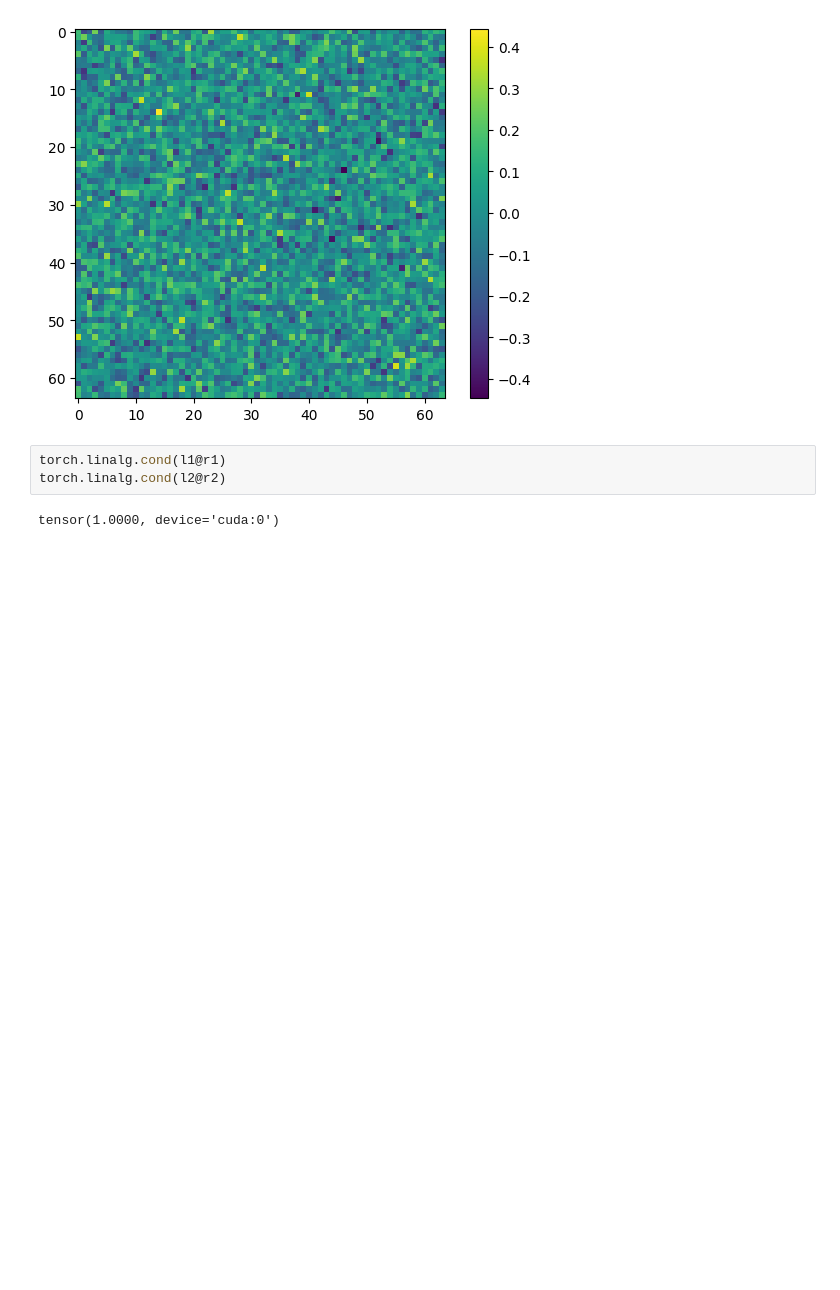
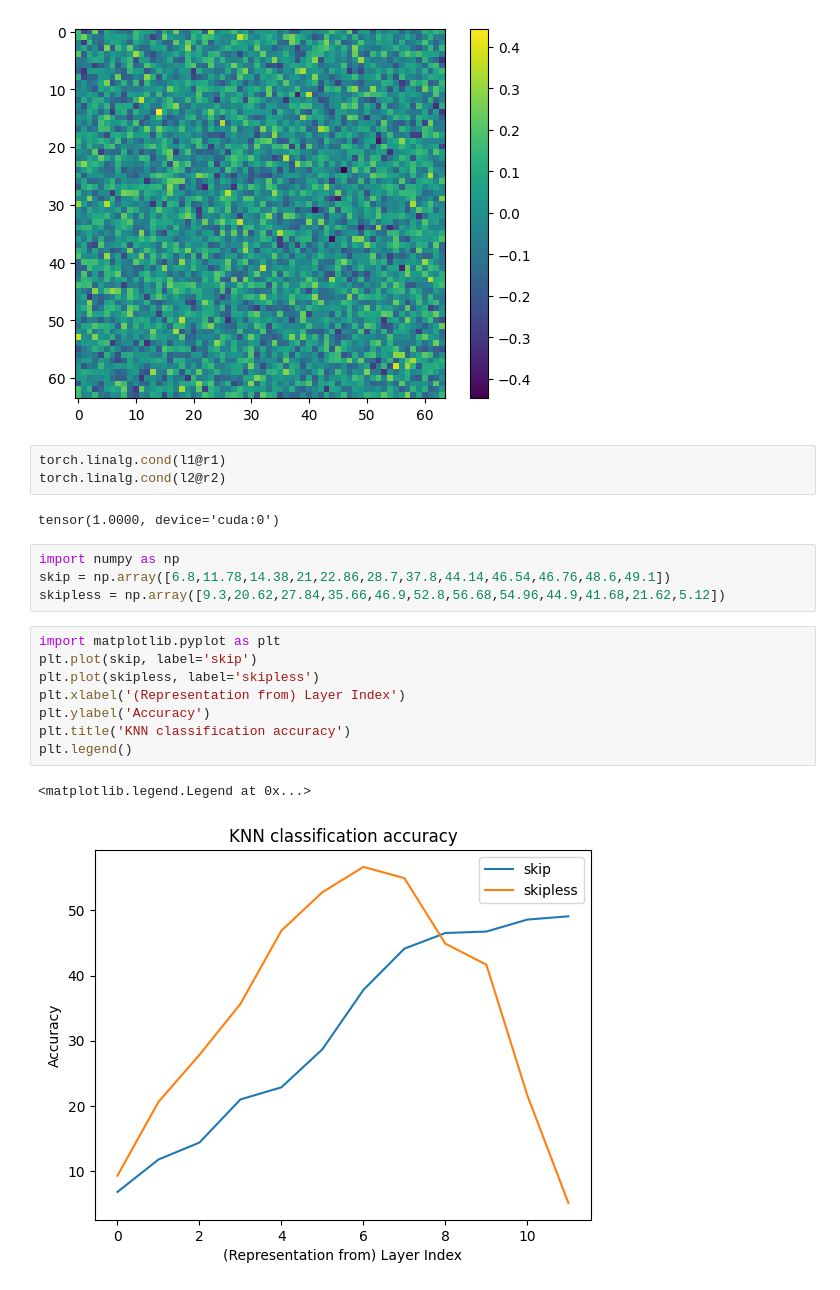
Before and after one commit to yipingji/mae, a Jupyter notebook: test.ipynb, the cells around one changed output. Cells and saved outputs as stored; diff of their text form; blank space fills up the shorter version.

```diff
--- a/test.ipynb
+++ b/test.ipynb
@@ -95,3 +96,18 @@ torch.linalg.cond(l1@r1)
 torch.linalg.cond(l2@r2)
 # %% [output]
 tensor(1.0000, device='cuda:0')
+# %%
+import numpy as np
+skip = np.array([6.8,11.78,14.38,21,22.86,28.7,37.8,44.14,46.54,46.76,48.6,49.1])
+skipless = np.array([9.3,20.62,27.84,35.66,46.9,52.8,56.68,54.96,44.9,41.68,21.62,5.12])
+# %%
+import matplotlib.pyplot as plt
+plt.plot(skip, label='skip')
+plt.plot(skipless, label='skipless')
+plt.xlabel('(Representation from) Layer Index')
+plt.ylabel('Accuracy')
+plt.title('KNN classification accuracy')
+plt.legend()
+# %% [output]
+<matplotlib.legend.Legend at 0x...>
+[figure, added]
```
Also changed, not shown: parts of 2 cells of this notebook, 4 other files.
